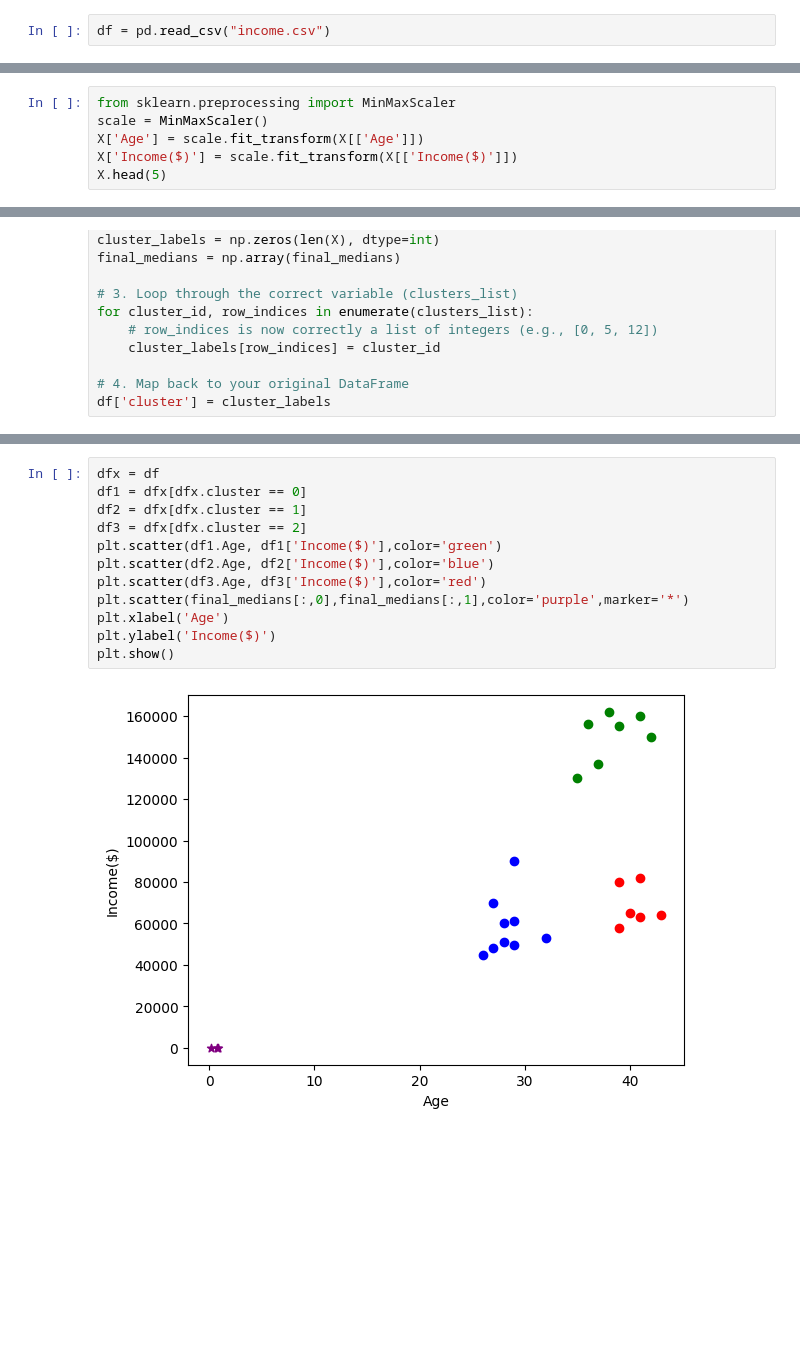
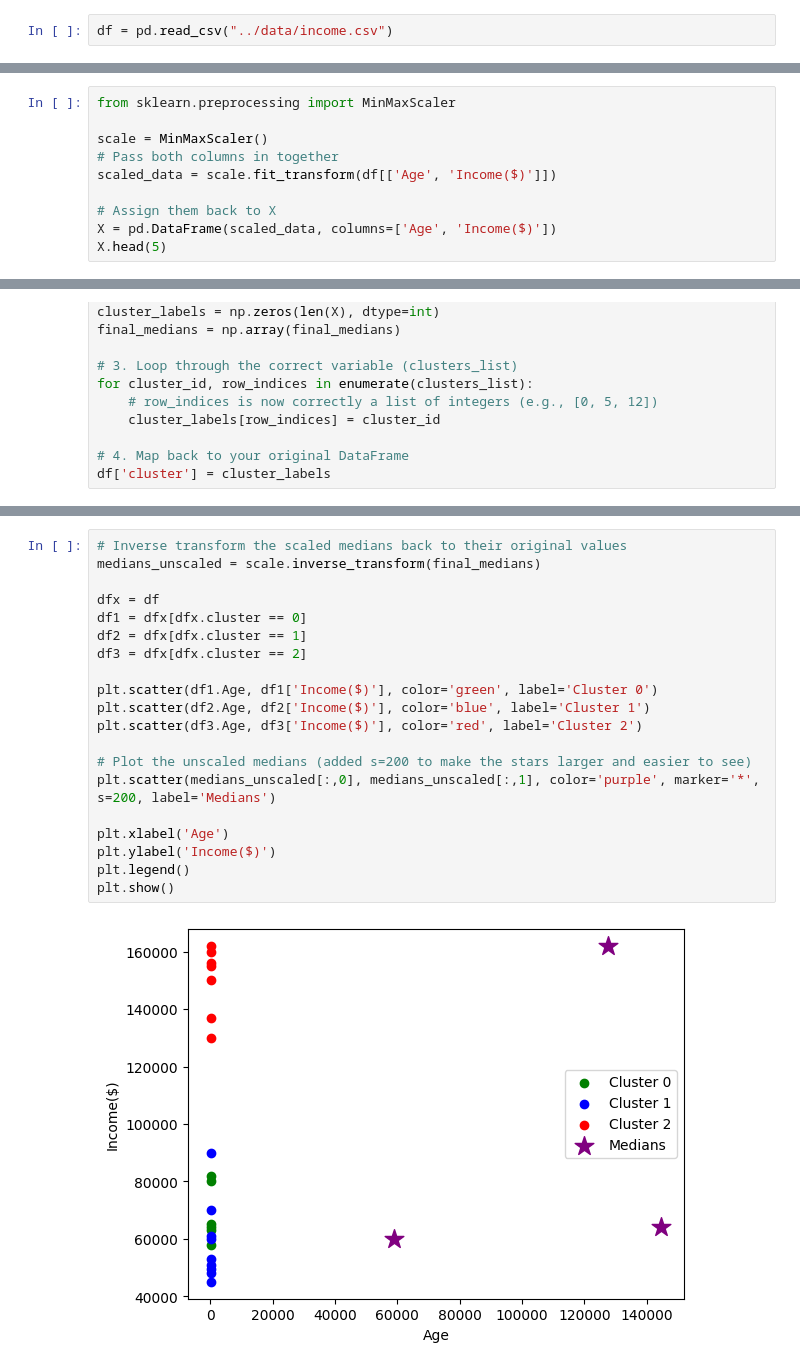
Before and after one commit to CricketFan18/AD-Lab, a Jupyter notebook: Day 7 (23-02)/KMedians.ipynb, the cells around one changed output, grey strips where cells are left out. Cells and saved outputs as stored; diff of their text form; blank space fills up the shorter version.

Commit message:
k-medians

```diff
--- a/Day 7 (23-02)/KMedians.ipynb
+++ b/Day 7 (23-02)/KMedians.ipynb
@@ -3,7 +3,7 @@ import matplotlib.pyplot as plt
 import pandas as pd
 import numpy as np
 # %%
-df = pd.read_csv("income.csv")
+df = pd.read_csv("../data/income.csv")
 # %%
 X = df[['Age','Income($)']].copy()
 X.head()
@@ -22,9 +22,13 @@ plt.show()
 [figure]
 # %%
 from sklearn.preprocessing import MinMaxScaler
+
 scale = MinMaxScaler()
-X['Age'] = scale.fit_transform(X[['Age']])
-X['Income($)'] = scale.fit_transform(X[['Income($)']])
+# Pass both columns in together
+scaled_data = scale.fit_transform(df[['Age', 'Income($)']])
+
+# Assign them back to X
+X = pd.DataFrame(scaled_data, columns=['Age', 'Income($)'])
 X.head(5)
 # %% [output]
 |  | Age | Income($) |
@@ -84,14 +88,22 @@ df.head(5)
 # %%
+# Inverse transform the scaled medians back to their original values
+medians_unscaled = scale.inverse_transform(final_medians)
+
 dfx = df
 df1 = dfx[dfx.cluster == 0]
 df2 = dfx[dfx.cluster == 1]
 df3 = dfx[dfx.cluster == 2]
-plt.scatter(df1.Age, df1['Income($)'],color='green')
-plt.scatter(df2.Age, df2['Income($)'],color='blue')
-plt.scatter(df3.Age, df3['Income($)'],color='red')
-plt.scatter(final_medians[:,0],final_medians[:,1],color='purple',marker='*')
+
+plt.scatter(df1.Age, df1['Income($)'], color='green', label='Cluster 0')
+plt.scatter(df2.Age, df2['Income($)'], color='blue', label='Cluster 1')
+plt.scatter(df3.Age, df3['Income($)'], color='red', label='Cluster 2')
+
+# Plot the unscaled medians (added s=200 to make the stars larger and easier to see)
+plt.scatter(medians_unscaled[:,0], medians_unscaled[:,1], color='purple', marker='*', s=200, label='Medians')
+
 plt.xlabel('Age')
 plt.ylabel('Income($)')
+plt.legend()
 plt.show()
 # %% [output]
-[figure, old version]
+[figure, new version]
```
Also changed, not shown: parts of 2 cells of this notebook, 1 other file.
